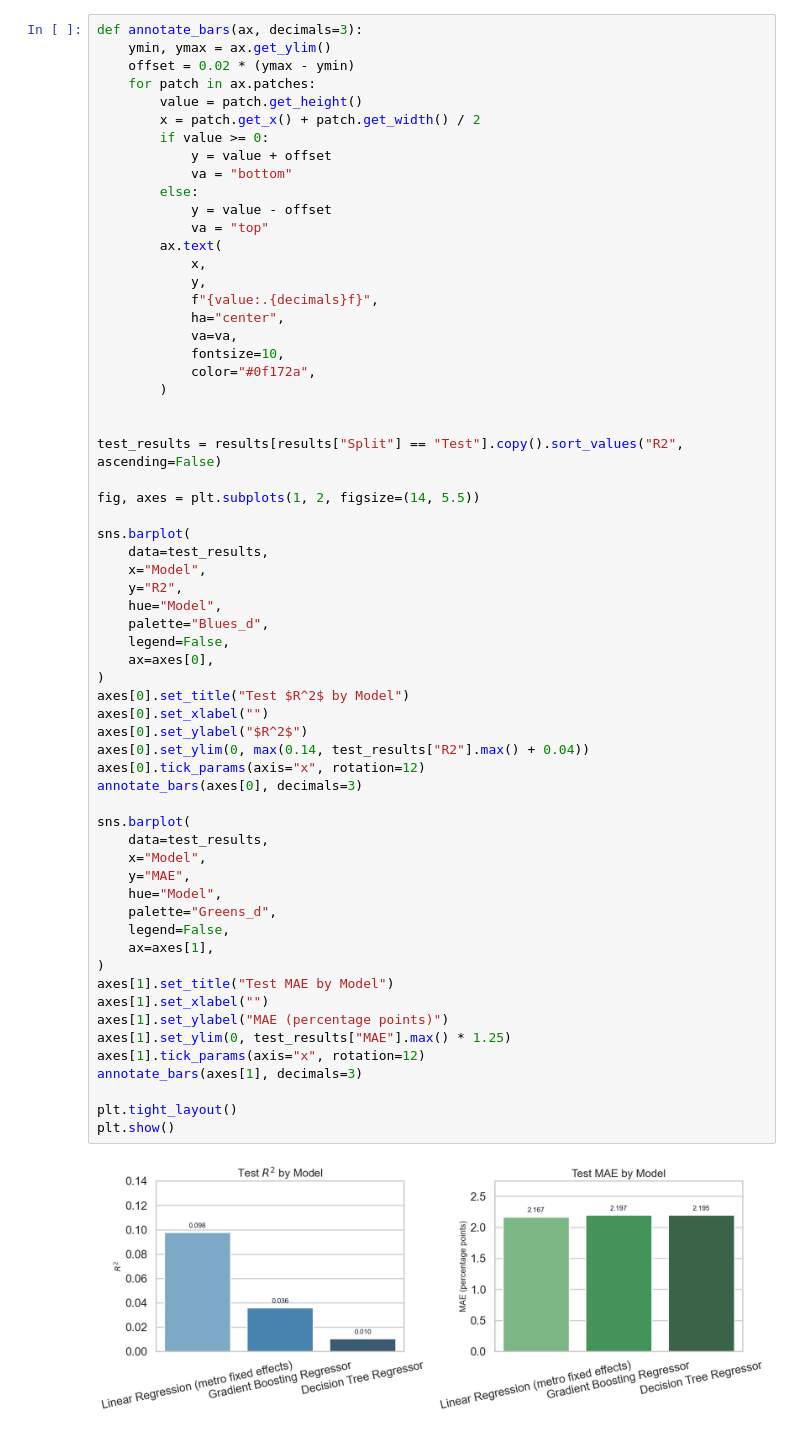
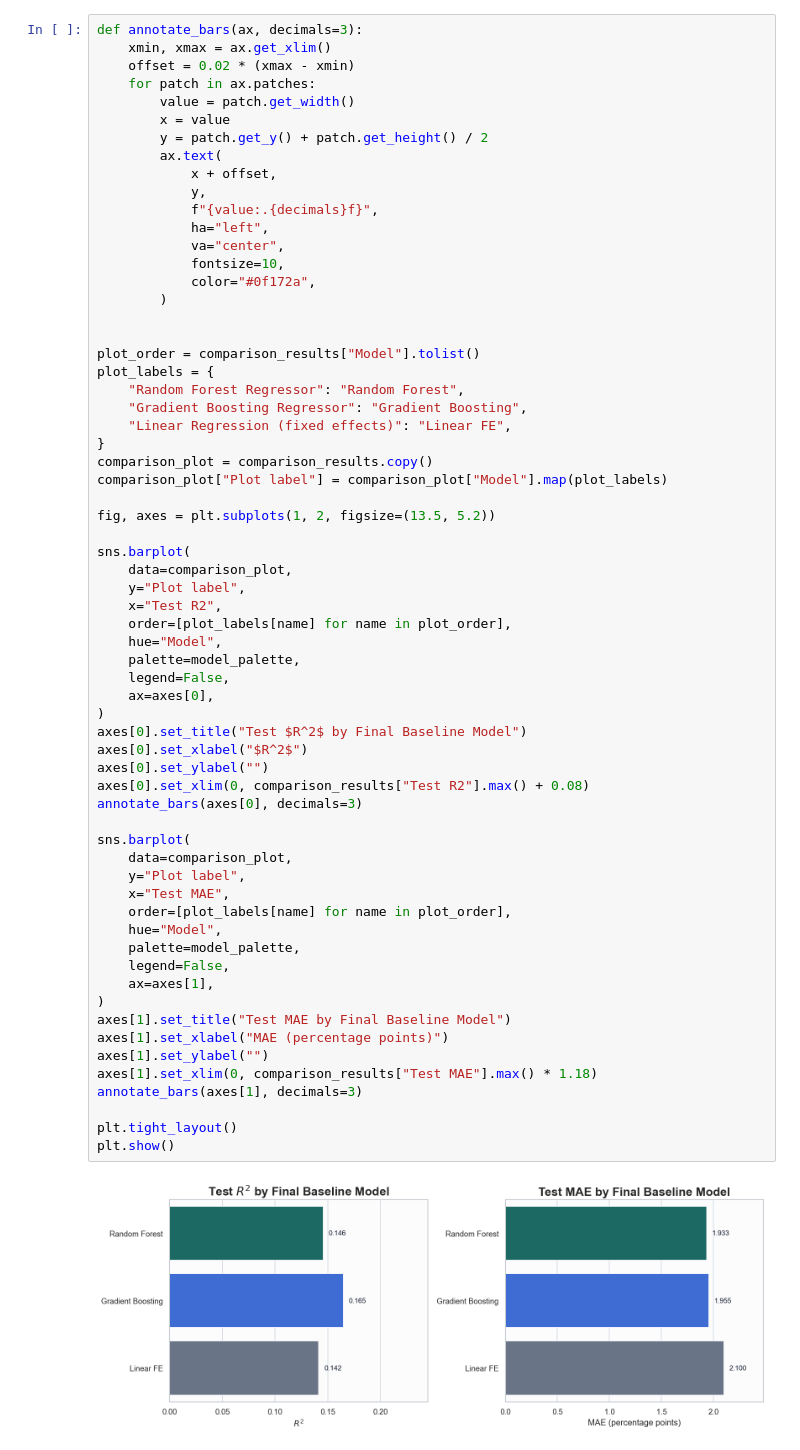
Before and after one commit to cathyliu0510/209b_Final_Project, a Jupyter notebook: baseline_model_selection_and_justification.ipynb, the cells around one changed output. Drawn from its saved outputs; the diff is of its cells as text.

Commit message:
polish baseline notebook deliverable

```diff
--- a/baseline_model_selection_and_justification.ipynb
+++ b/baseline_model_selection_and_justification.ipynb
@@ -421,65 +828,67 @@ display(metric_table)
 # %%
 def annotate_bars(ax, decimals=3):
-    ymin, ymax = ax.get_ylim()
-    offset = 0.02 * (ymax - ymin)
+    xmin, xmax = ax.get_xlim()
+    offset = 0.02 * (xmax - xmin)
     for patch in ax.patches:
-        value = patch.get_height()
-        x = patch.get_x() + patch.get_width() / 2
-        if value >= 0:
-            y = value + offset
-            va = "bottom"
-        else:
-            y = value - offset
-            va = "top"
+        value = patch.get_width()
+        x = value
+        y = patch.get_y() + patch.get_height() / 2
         ax.text(
-            x,
+            x + offset,
             y,
             f"{value:.{decimals}f}",
-            ha="center",
-            va=va,
+            ha="left",
+            va="center",
             fontsize=10,
             color="#0f172a",
         )
 
 
-test_results = results[results["Split"] == "Test"].copy().sort_values("R2", ascending=False)
+plot_order = comparison_results["Model"].tolist()
+plot_labels = {
+    "Random Forest Regressor": "Random Forest",
+    "Gradient Boosting Regressor": "Gradient Boosting",
+    "Linear Regression (fixed effects)": "Linear FE",
+}
+comparison_plot = comparison_results.copy()
+comparison_plot["Plot label"] = comparison_plot["Model"].map(plot_labels)
 
-fig, axes = plt.subplots(1, 2, figsize=(14, 5.5))
+fig, axes = plt.subplots(1, 2, figsize=(13.5, 5.2))
 
 sns.barplot(
-    data=test_results,
-    x="Model",
-    y="R2",
+    data=comparison_plot,
+    y="Plot label",
+    x="Test R2",
+    order=[plot_labels[name] for name in plot_order],
     hue="Model",
-    palette="Blues_d",
+    palette=model_palette,
     legend=False,
     ax=axes[0],
 )
-axes[0].set_title("Test $R^2$ by Model")
-axes[0].set_xlabel("")
-axes[0].set_ylabel("$R^2$")
-axes[0].set_ylim(0, max(0.14, test_results["R2"].max() + 0.04))
-axes[0].tick_params(axis="x", rotation=12)
+axes[0].set_title("Test $R^2$ by Final Baseline Model")
+axes[0].set_xlabel("$R^2$")
+axes[0].set_ylabel("")
+axes[0].set_xlim(0, comparison_results["Test R2"].max() + 0.08)
 annotate_bars(axes[0], decimals=3)
 
 sns.barplot(
-    data=test_results,
-    x="Model",
-    y="MAE",
+    data=comparison_plot,
+    y="Plot label",
+    x="Test MAE",
+    order=[plot_labels[name] for name in plot_order],
     hue="Model",
-    palette="Greens_d",
+    palette=model_palette,
     legend=False,
     ax=axes[1],
 )
-axes[1].set_title("Test MAE by Model")
-axes[1].set_xlabel("")
-axes[1].set_ylabel("MAE (percentage points)")
-axes[1].set_ylim(0, test_results["MAE"].max() * 1.25)
-axes[1].tick_params(axis="x", rotation=12)
+axes[1].set_title("Test MAE by Final Baseline Model")
+axes[1].set_xlabel("MAE (percentage points)")
+axes[1].set_ylabel("")
+axes[1].set_xlim(0, comparison_results["Test MAE"].max() * 1.18)
 annotate_bars(axes[1], decimals=3)
 
 plt.tight_layout()
 plt.show()
 # %% [output]
-[figure, old version]
+[figure, new version]
 # %%
```
Also changed, not shown: parts of 25 cells of this notebook, 1 other file.
